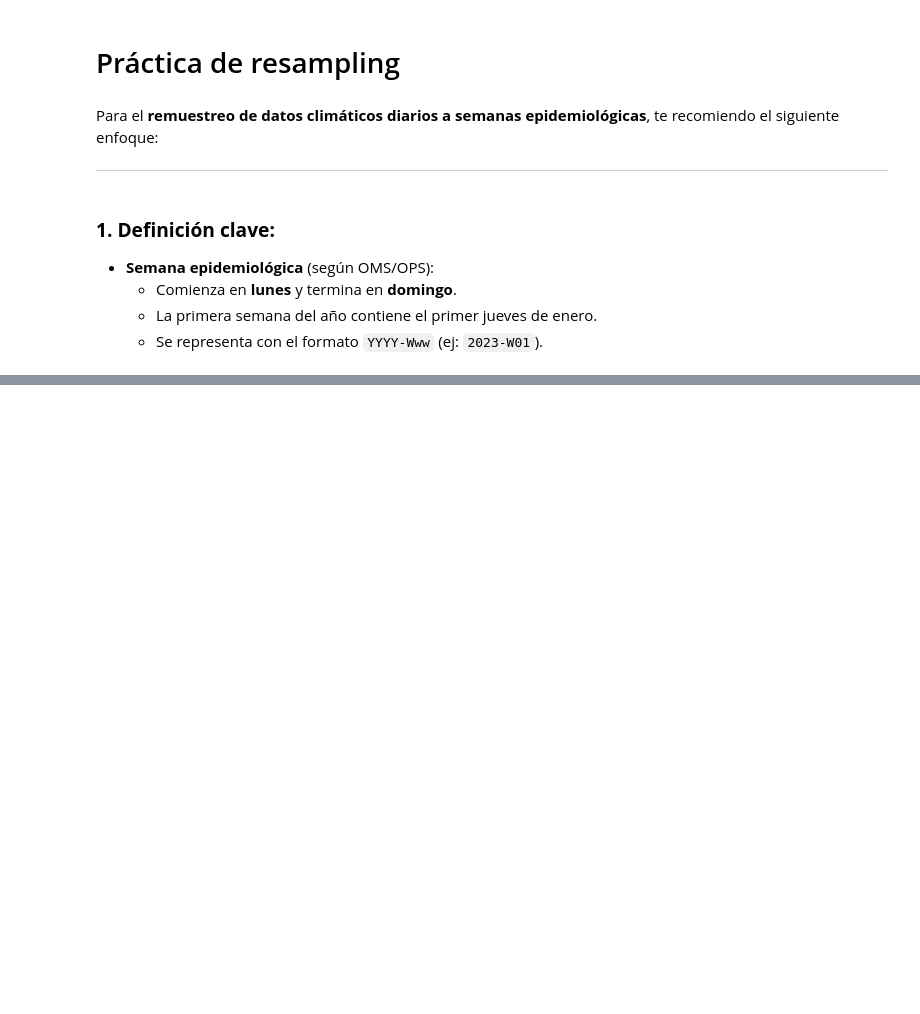
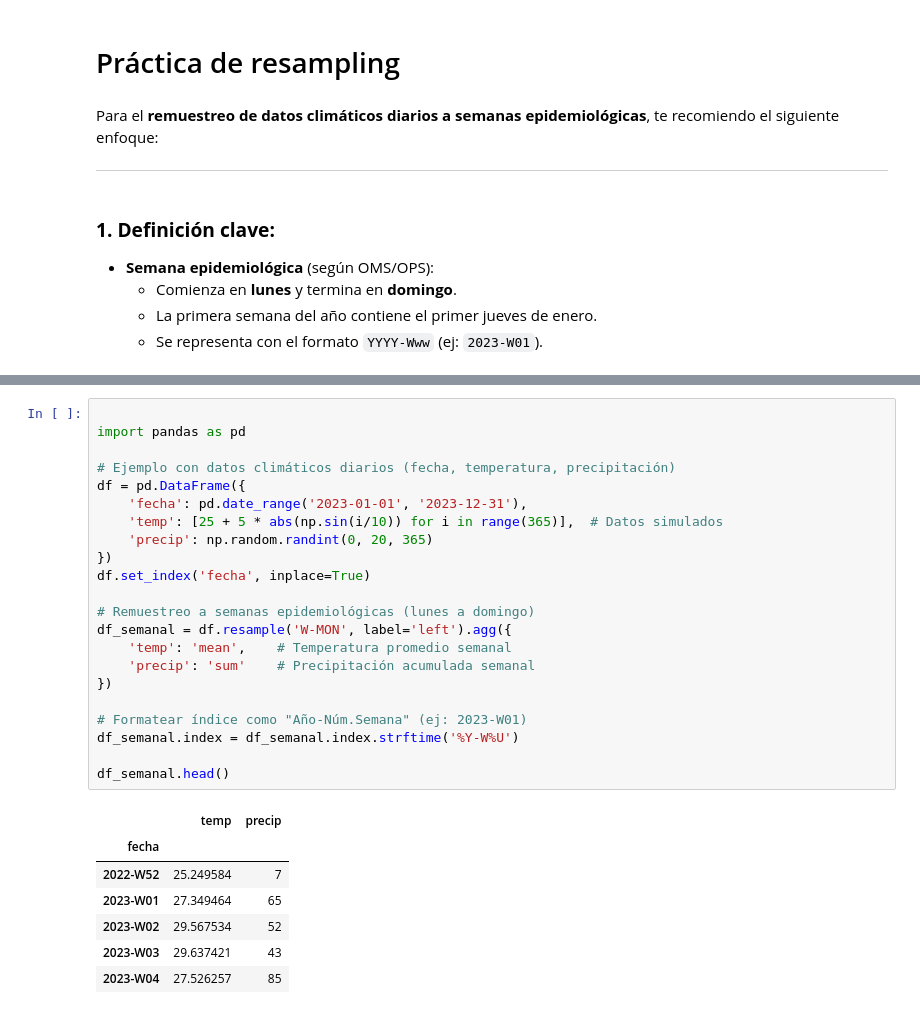
Before and after one commit to marco-canas/arima, a Jupyter notebook: 1_programa_trabajo/2_ejecucion_plan_trabajo/carga_datos.ipynb, the cells around one changed output, grey strips where cells are left out. Drawn from its saved outputs; the diff is of its cells as text; blank space fills up the shorter version.

```diff
--- a/1_programa_trabajo/2_ejecucion_plan_trabajo/carga_datos.ipynb
+++ b/1_programa_trabajo/2_ejecucion_plan_trabajo/carga_datos.ipynb
@@ -235,0 +264,30 @@ Este método garantiza compatibilidad con análisis epidemiológicos y climátic
+# %%
+
+import pandas as pd
+
+# Ejemplo con datos climáticos diarios (fecha, temperatura, precipitación)
+df = pd.DataFrame({
+    'fecha': pd.date_range('2023-01-01', '2023-12-31'),
+    'temp': [25 + 5 * abs(np.sin(i/10)) for i in range(365)],  # Datos simulados
+    'precip': np.random.randint(0, 20, 365)
+})
+df.set_index('fecha', inplace=True)
+
+# Remuestreo a semanas epidemiológicas (lunes a domingo)
+df_semanal = df.resample('W-MON', label='left').agg({
+    'temp': 'mean',    # Temperatura promedio semanal
+    'precip': 'sum'    # Precipitación acumulada semanal
+})
+
+# Formatear índice como "Año-Núm.Semana" (ej: 2023-W01)
+df_semanal.index = df_semanal.index.strftime('%Y-W%U')
+
+df_semanal.head()
+# %% [output]
+|  | temp | precip |
+| fecha |  |  |
+| 2022-W52 | 25.249584 | 7 |
+| 2023-W01 | 27.349464 | 65 |
+| 2023-W02 | 29.567534 | 52 |
+| 2023-W03 | 29.637421 | 43 |
+| 2023-W04 | 27.526257 | 85 |
```
Also changed, not shown: parts of 11 cells of this notebook, 3 other files.
